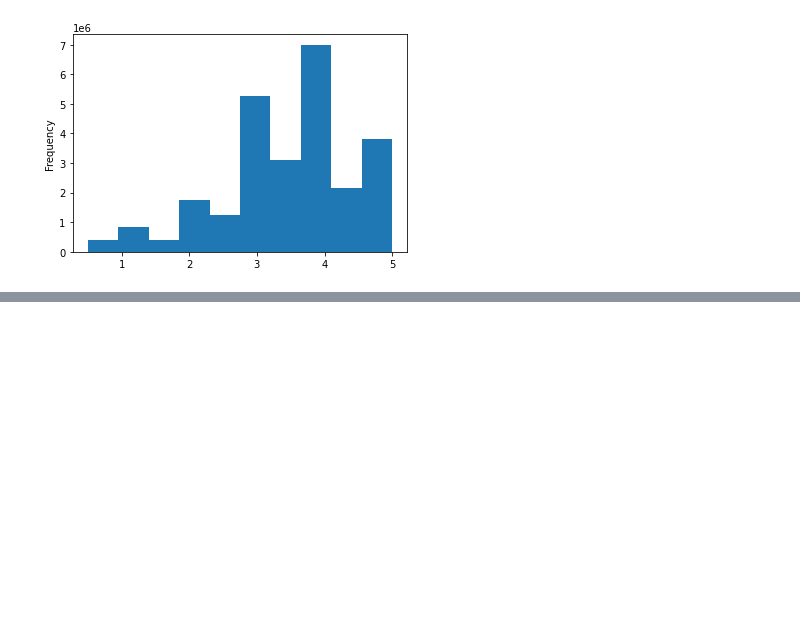
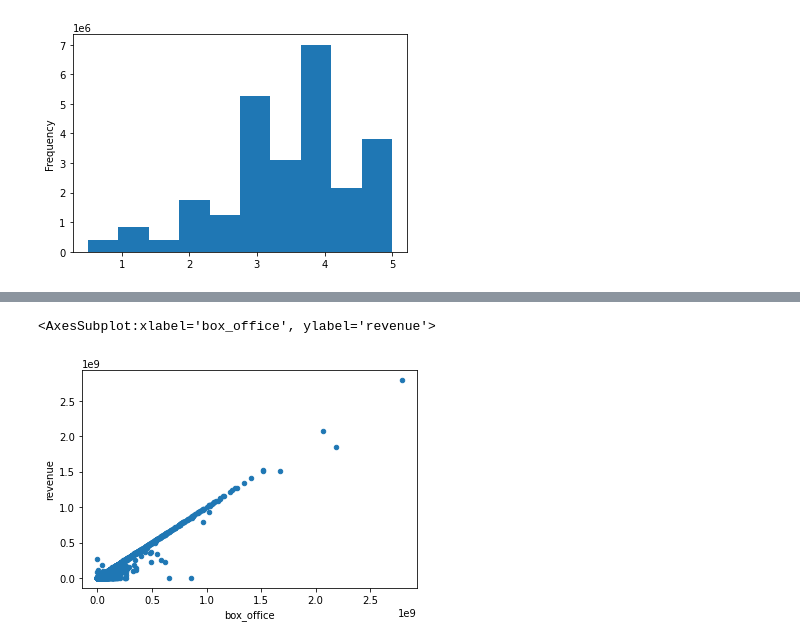
Before and after one commit to iiiGraham/Movies-ETL, a Jupyter notebook: movies_transform.ipynb, the cells around one changed output, grey strips where cells are left out. Cells and saved outputs as stored; diff of their text form; code cells hidden in the pictures; blank space fills up the shorter version.

```diff
--- a/movies_transform.ipynb
+++ b/movies_transform.ipynb
@@ -722,0 +800,9 @@ Name: rating, dtype: float64
+# %%
+# check box office - numeric so use scatter plot
+movies_df.fillna(0).plot(x='box_office', y='revenue', kind='scatter')
+
+# observations:
+# wiki has the most outliers, kaggle more consistent but missing the most data, keep kaggle and fill with wiki
+# %% [output]
+<AxesSubplot:xlabel='box_office', ylabel='revenue'>
+[figure, added]
```
Also changed, not shown: parts of 38 cells of this notebook.
